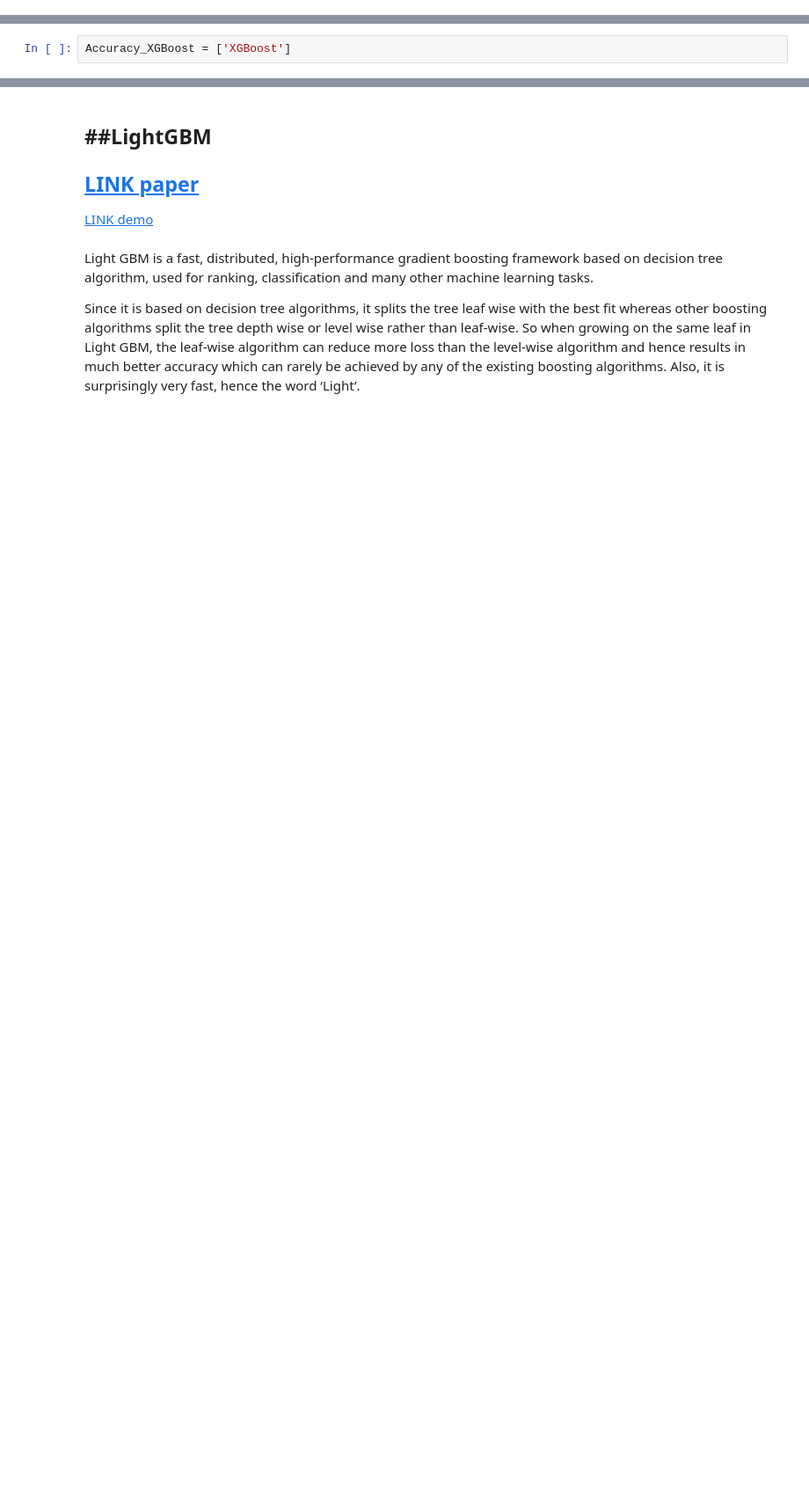
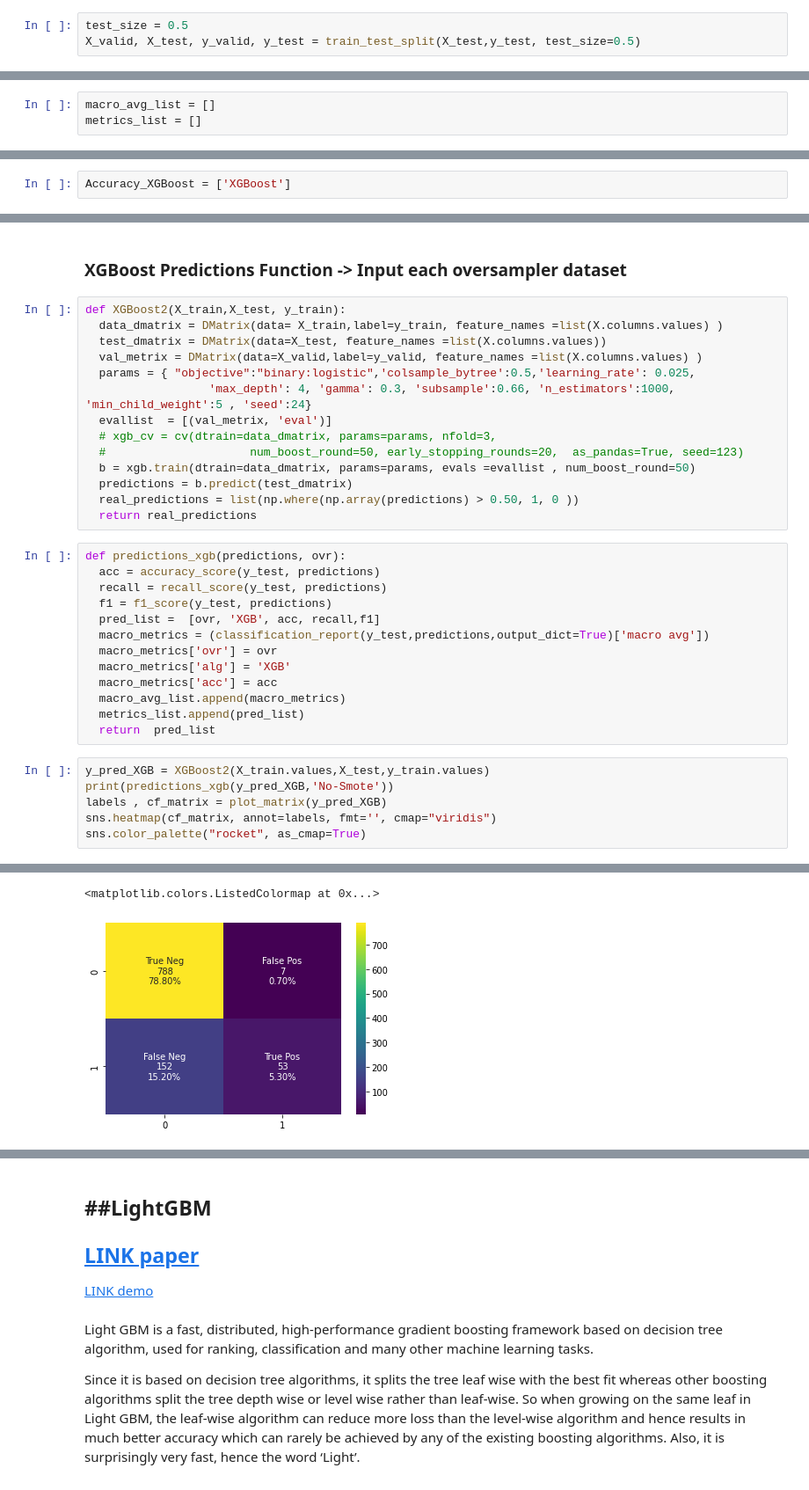
Before and after one commit to Ljmarcer/Smote_Variants, a Jupyter notebook: Smote_Variants_Classifier.ipynb, the cells around one changed output, grey strips where cells are left out. Shown at 88% size. Drawn from its saved outputs; the diff is of its cells as text; blank space fills up the shorter version.

```diff
--- a/Smote_Variants_Classifier.ipynb
+++ b/Smote_Variants_Classifier.ipynb
@@ -186,0 +297,3 @@ For the oversampling techniques we are going to use SMOTE and its variations.
+# %%
+test_size = 0.5
+X_valid, X_test, y_valid, y_test = train_test_split(X_test,y_test, test_size=0.5)
@@ -292,2 +430,5 @@ Accuracy_list =[ []]
+# %%
+macro_avg_list = []
+metrics_list = []
 # %% [markdown]
 ## Adaboost
@@ -447,0 +581,36 @@ Accuracy_list
+# %% [markdown]
+### XGBoost Predictions Function -> Input each oversampler dataset
+# %%
+def XGBoost2(X_train,X_test, y_train):
+  data_dmatrix = DMatrix(data= X_train,label=y_train, feature_names =list(X.columns.values) )
+  test_dmatrix = DMatrix(data=X_test, feature_names =list(X.columns.values))
+  val_metrix = DMatrix(data=X_valid,label=y_valid, feature_names =list(X.columns.values) )
+  params = { "objective":"binary:logistic",'colsample_bytree':0.5,'learning_rate': 0.025,
+                  'max_depth': 4, 'gamma': 0.3, 'subsample':0.66, 'n_estimators':1000, 'min_child_weight':5 , 'seed':24}
+  evallist  = [(val_metrix, 'eval')]
+  # xgb_cv = cv(dtrain=data_dmatrix, params=params, nfold=3,
+  #                     num_boost_round=50, early_stopping_rounds=20,  as_pandas=True, seed=123)
+  b = xgb.train(dtrain=data_dmatrix, params=params, evals =evallist , num_boost_round=50)
+  predictions = b.predict(test_dmatrix)
+  real_predictions = list(np.where(np.array(predictions) > 0.50, 1, 0 ))
+  return real_predictions
+# %%
+def predictions_xgb(predictions, ovr):
+  acc = accuracy_score(y_test, predictions)
+  recall = recall_score(y_test, predictions)
+  f1 = f1_score(y_test, predictions)
+  pred_list =  [ovr, 'XGB', acc, recall,f1]
+  macro_metrics = (classification_report(y_test,predictions,output_dict=True)['macro avg'])
+  macro_metrics['ovr'] = ovr
+  macro_metrics['alg'] = 'XGB'
+  macro_metrics['acc'] = acc
+  macro_avg_list.append(macro_metrics)
+  metrics_list.append(pred_list)
+  return  pred_list
+# %%
+y_pred_XGB = XGBoost2(X_train.values,X_test,y_train.values)
+print(predictions_xgb(y_pred_XGB,'No-Smote'))
+labels , cf_matrix = plot_matrix(y_pred_XGB)
+sns.heatmap(cf_matrix, annot=labels, fmt='', cmap="viridis")
+sns.color_palette("rocket", as_cmap=True)
+# %% [output]
@@ -447,0 +634,2 @@ Accuracy_list
+<matplotlib.colors.ListedColormap at 0x...>
+[figure, added]
```
Also changed, not shown: parts of 173 cells of this notebook.
